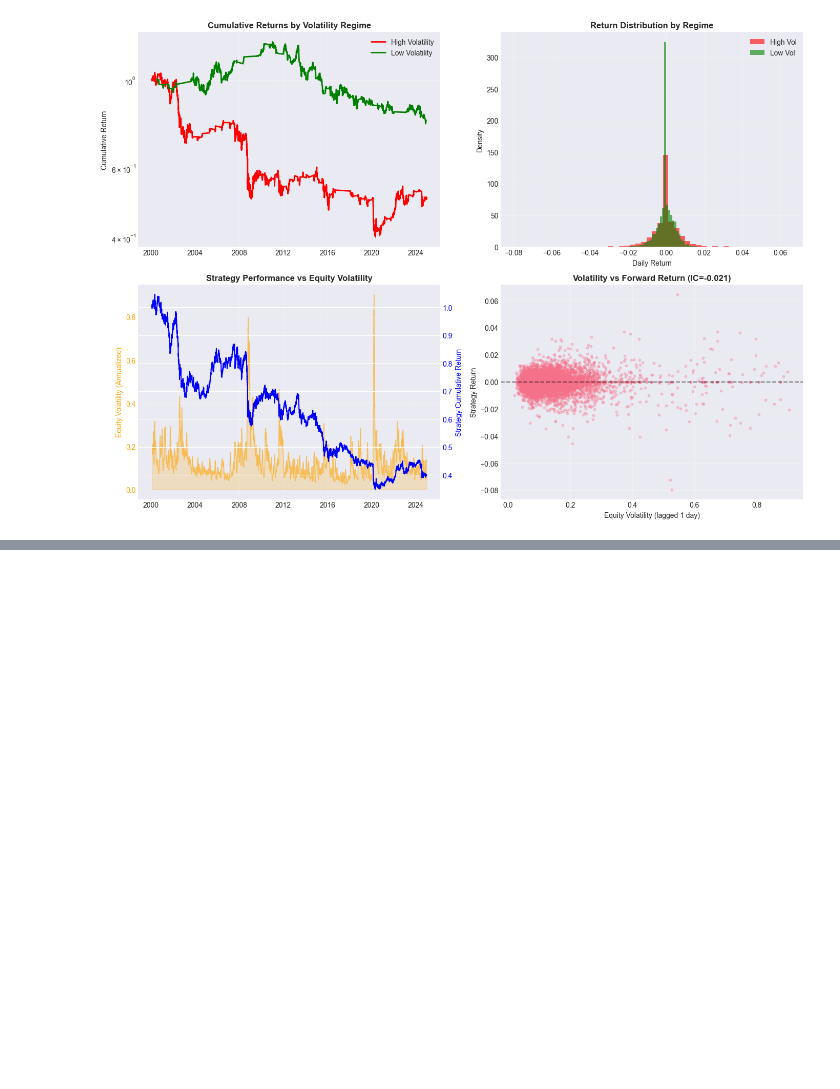
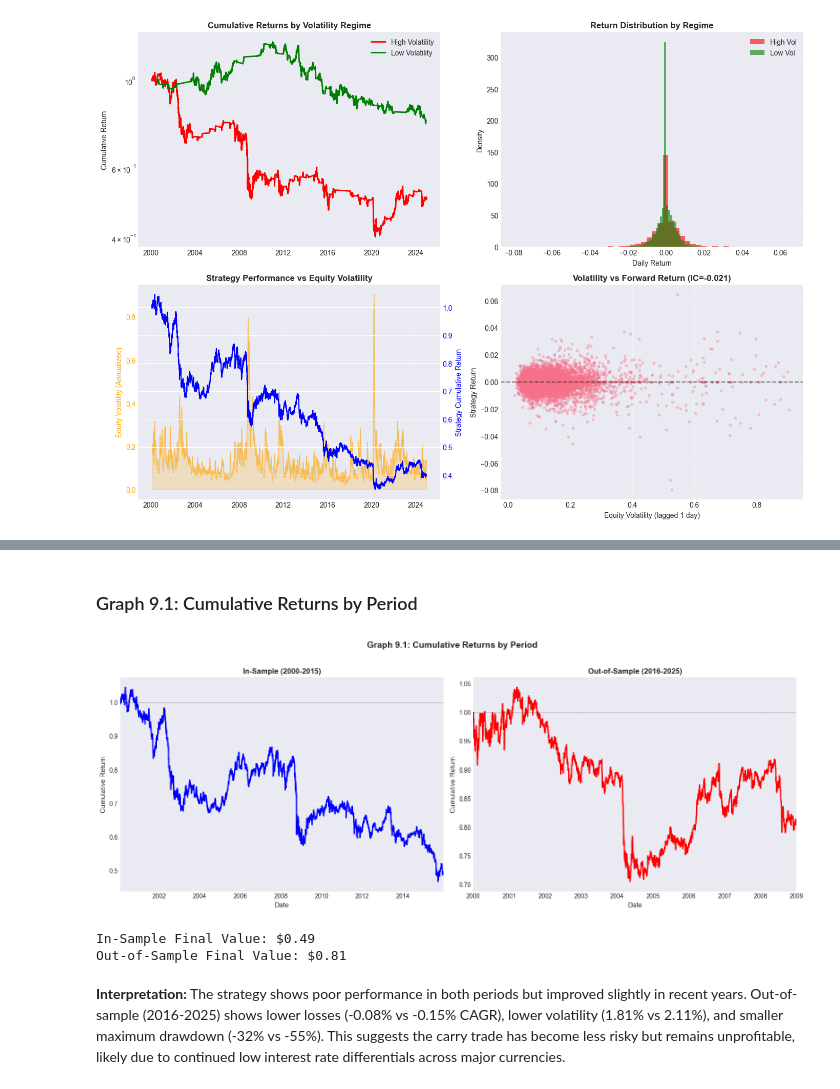
Before and after one commit to deniel-nankov/Verdad_Case_Study, a Jupyter notebook: fx_carry_analysis.ipynb, the cells around one changed output, grey strips where cells are left out. Cells and saved outputs as stored; diff of their text form; code cells hidden in the pictures; blank space fills up the shorter version.

```diff
--- a/fx_carry_analysis.ipynb
+++ b/fx_carry_analysis.ipynb
@@ -39,16 +36,11 @@ print("Libraries imported successfully!")
 # %% [output]
 Libraries imported successfully!
 # %%
-# Load the CSV data by reading each table separately
-# Line 40 has the header for exchange rates, line 9176 for spot rates, etc.
-
 print("Loading Exchange Rates...")
-# Read Exchange Rates - header is on line 40 (0-indexed: line 39)
 exchange_rates = pd.read_csv('verdad_fx_case_study_data.csv', skiprows=39, nrows=9134)
 print(f"Raw exchange_rates shape: {exchange_rates.shape}")
 print(f"Columns: {exchange_rates.columns.tolist()}")
 
-# Clean up exchange rates
 exchange_rates = exchange_rates.dropna(how='all')
 exchange_rates['DAY_DATE'] = pd.to_datetime(exchange_rates['DAY_DATE'], errors='coerce')
 exchange_rates = exchange_rates.dropna(subset=['DAY_DATE'])
@@ -59,7 +51,6 @@ for col in exchange_rates.columns:
     exchange_rates[col] = pd.to_numeric(exchange_rates[col], errors='coerce')
 
 print("\nLoading Spot Rates...")
-# Read Spot Rates - header is on line 9176 (0-indexed: line 9175)
 spot_rates = pd.read_csv('verdad_fx_case_study_data.csv', skiprows=9175, nrows=9134)
 print(f"Raw spot_rates shape: {spot_rates.shape}")
 
@@ -71,7 +62,6 @@ for col in spot_rates.columns:
     spot_rates[col] = pd.to_numeric(spot_rates[col], errors='coerce')
 
 print("\nLoading Equity Returns...")
-# Read Equity Returns - header is on line 18313 (0-indexed: line 18312)
 equity_returns = pd.read_csv('verdad_fx_case_study_data.csv', skiprows=18311, nrows=6294)
 print(f"Raw equity_returns shape: {equity_returns.shape}")
 
@@ -81,18 +71,20 @@ equity_returns = equity_returns.dropna(subset=['DAY_DATE'])
 equity_returns = equity_returns.set_index('DAY_DATE')
 if 'DIRECTION' in equity_returns.columns:
     equity_returns = equity_returns.drop('DIRECTION', axis=1)
+equity_returns = equity_returns.loc[:, ~equity_returns.columns.str.contains('Unnamed')]
 for col in equity_returns.columns:
     equity_returns[col] = pd.to_numeric(equity_returns[col], errors='coerce')
 
 print("\nLoading Fed Funds...")
-# Read Fed Funds - header is on line 24609 (0-indexed: line 24608)
+print("\nLoading Fed Funds...")
 fed_funds = pd.read_csv('verdad_fx_case_study_data.csv', skiprows=24607)
-print(f"Raw fed_funds shape: {fed_funds.shape}")
+print(f"Raw fed_funds shape {fed_funds.shape}")
 
 fed_funds = fed_funds.dropna(how='all')
 fed_funds['DAY_DATE'] = pd.to_datetime(fed_funds['DAY_DATE'], errors='coerce')
 fed_funds = fed_funds.dropna(subset=['DAY_DATE'])
 fed_funds = fed_funds.set_index('DAY_DATE')
+fed_funds = fed_funds.loc[:, ~fed_funds.columns.str.contains('Unnamed')]
 for col in fed_funds.columns:
     fed_funds[col] = pd.to_numeric(fed_funds[col], errors='coerce')
 
@@ -975,0 +1011,35 @@ Next steps:
+# %% [markdown]
+### Graph 9.1: Cumulative Returns by Period
+# %%
+in_cumulative = (1 + in_sample_returns).cumprod()
+out_cumulative = (1 + out_sample_returns).cumprod()
+out_cumulative.index = out_cumulative.index - pd.DateOffset(years=16)
+
+fig, (ax1, ax2) = plt.subplots(1, 2, figsize=(16, 6))
+
+in_cumulative.plot(ax=ax1, color='blue', linewidth=2)
+ax1.axhline(1, color='black', linestyle='-', linewidth=0.8, alpha=0.5)
+ax1.set_title('In-Sample (2000-2015)', fontsize=12, fontweight='bold')
+ax1.set_xlabel('Date', fontsize=11)
+ax1.set_ylabel('Cumulative Return', fontsize=11)
+ax1.grid(True, alpha=0.3)
+
+out_cumulative.plot(ax=ax2, color='red', linewidth=2)
+ax2.axhline(1, color='black', linestyle='-', linewidth=0.8, alpha=0.5)
+ax2.set_title('Out-of-Sample (2016-2025)', fontsize=12, fontweight='bold')
+ax2.set_xlabel('Date', fontsize=11)
+ax2.set_ylabel('Cumulative Return', fontsize=11)
+ax2.grid(True, alpha=0.3)
+
+fig.suptitle('Graph 9.1: Cumulative Returns by Period', fontsize=14, fontweight='bold', y=1.02)
+plt.tight_layout()
+plt.show()
+
+print(f"\nIn-Sample Final Value: ${in_cumulative.iloc[-1]:.2f}")
+print(f"Out-of-Sample Final Value: ${out_cumulative.iloc[-1]:.2f}")
+# %% [output]
+[figure, added]
+In-Sample Final Value: $0.49
+Out-of-Sample Final Value: $0.81
+# %% [markdown]
+**Interpretation:** The strategy shows poor performance in both periods but improved slightly in recent years. Out-of-sample (2016-2025) shows lower losses (-0.08% vs -0.15% CAGR), lower volatility (1.81% vs 2.11%), and smaller maximum drawdown (-32% vs -55%). This suggests the carry trade has become less risky but remains unprofitable, likely due to continued low interest rate differentials across major currencies.
```
Also changed, not shown: parts of 74 cells of this notebook, 36 other files.
